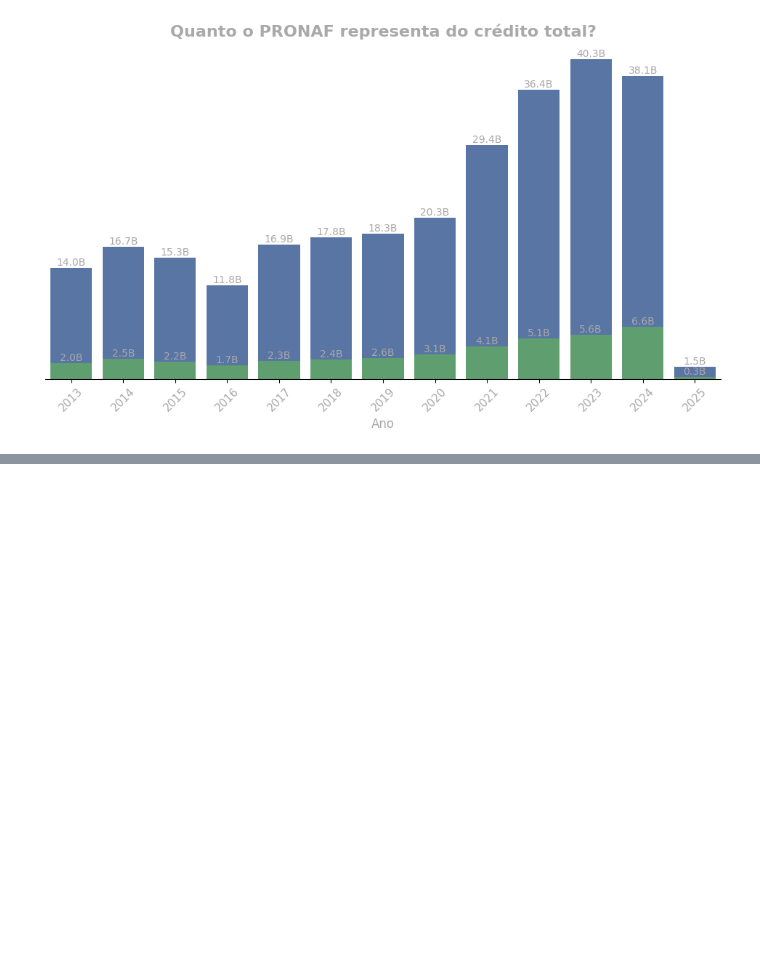
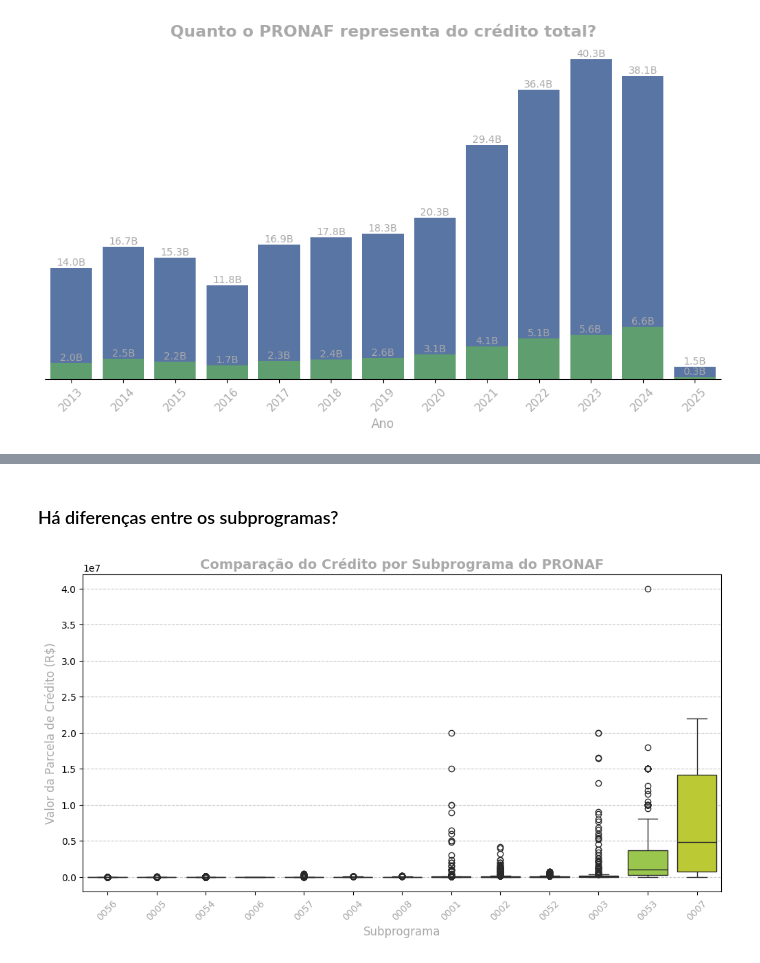
Before and after one commit to marcelo7bastos/mba_mcdia_est_desc_analise_pronaf, a Jupyter notebook: mba_mcdia_est_desc_analise_pronaf.ipynb, the cells around one changed output, grey strips where cells are left out. Saved outputs shown, nothing was run; the diff lists cells and outputs as text; code cells hidden in the pictures; blank space fills up the shorter version.

```diff
--- a/mba_mcdia_est_desc_analise_pronaf.ipynb
+++ b/mba_mcdia_est_desc_analise_pronaf.ipynb
@@ -375,0 +533,41 @@ plt.show()
+# %% [markdown]
+### Há diferenças entre os subprogramas?
+# %%
+# Evitar warnings irrelevantes do Pandas e Matplotlib
+warnings.simplefilter("ignore", UserWarning)
+
+# Criar cópia do dataframe para evitar problemas de modificação
+df_pronaf_filtrado = df_pronaf_filtrado.copy()
+
+# Calcular a média do valor da parcela de crédito por subprograma e ordenar (com observed=False)
+media_por_subprograma = df_pronaf_filtrado.groupby("CD_SUBPROGRAMA", observed=False)["VL_PARC_CREDITO"].mean().sort_values()
+
+# Criar uma nova coluna de ordenação no dataframe
+df_pronaf_filtrado["CD_SUBPROGRAMA"] = pd.Categorical(
+    df_pronaf_filtrado["CD_SUBPROGRAMA"],
+    categories=media_por_subprograma.index,  # Ordenando os subprogramas pela média do crédito
+    ordered=True
+)
+
+# Criar gráfico de Boxplot
+plt.figure(figsize=(12, 6))
+sns.boxplot(
+    data=df_pronaf_filtrado,
+    x="CD_SUBPROGRAMA",
+    y="VL_PARC_CREDITO",
+    hue="CD_SUBPROGRAMA",
+    palette="viridis",
+    legend=False
+)
+
+# Ajustes do gráfico
+plt.title("Comparação do Crédito por Subprograma do PRONAF", fontsize=14, color="darkgray", weight="bold", fontname="sans-serif")
+plt.xlabel("Subprograma", fontsize=12, color="darkgray")
+plt.ylabel("Valor da Parcela de Crédito (R$)", fontsize=12, color="darkgray")
+plt.xticks(rotation=45, fontsize=10, color="darkgray")
+plt.grid(axis="y", linestyle="--", alpha=0.7)
+
+# Exibir gráfico
+plt.show()
+# %% [output]
+[figure, added]
```
Also changed, not shown: parts of 29 cells of this notebook.
